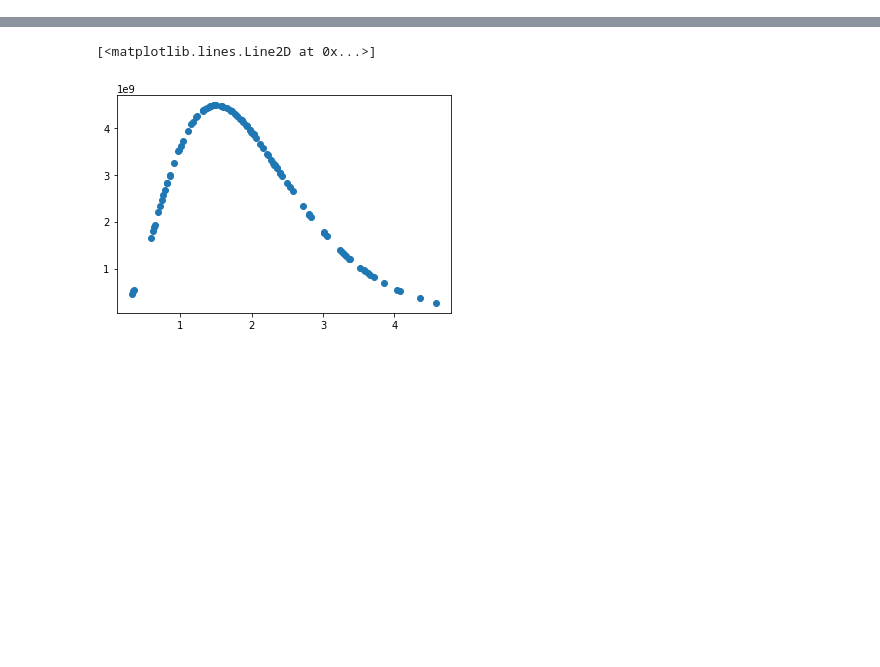
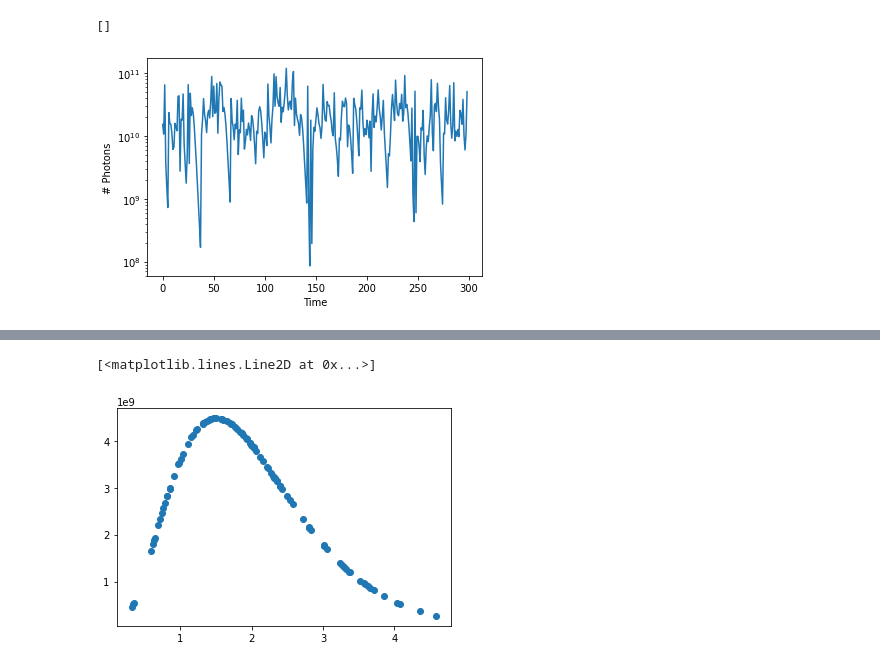
Before and after one commit to chrhck/gnn_testbed, a Jupyter notebook: biolumi_sims.ipynb, the cells around one changed output, grey strips where cells are left out. Drawn from its saved outputs; the diff is of its cells as text; code cells hidden in the pictures; blank space fills up the shorter version.

```diff
--- a/biolumi_sims.ipynb
+++ b/biolumi_sims.ipynb
@@ -41 +35,12 @@ Text(0, 0.5, '# Emitters')
+# %%
+
+n_photons_per_sec = [df["photons"].sum() for df in dfs]
+
+plt.plot(n_photons_per_sec)
+plt.xlabel("Time")
+plt.ylabel("# Photons")
+plt.semilogy()
+# %% [output]
+[]
+[figure, added]
 # %%
```
Also changed, not shown: parts of 30 cells of this notebook, 3 other files.
